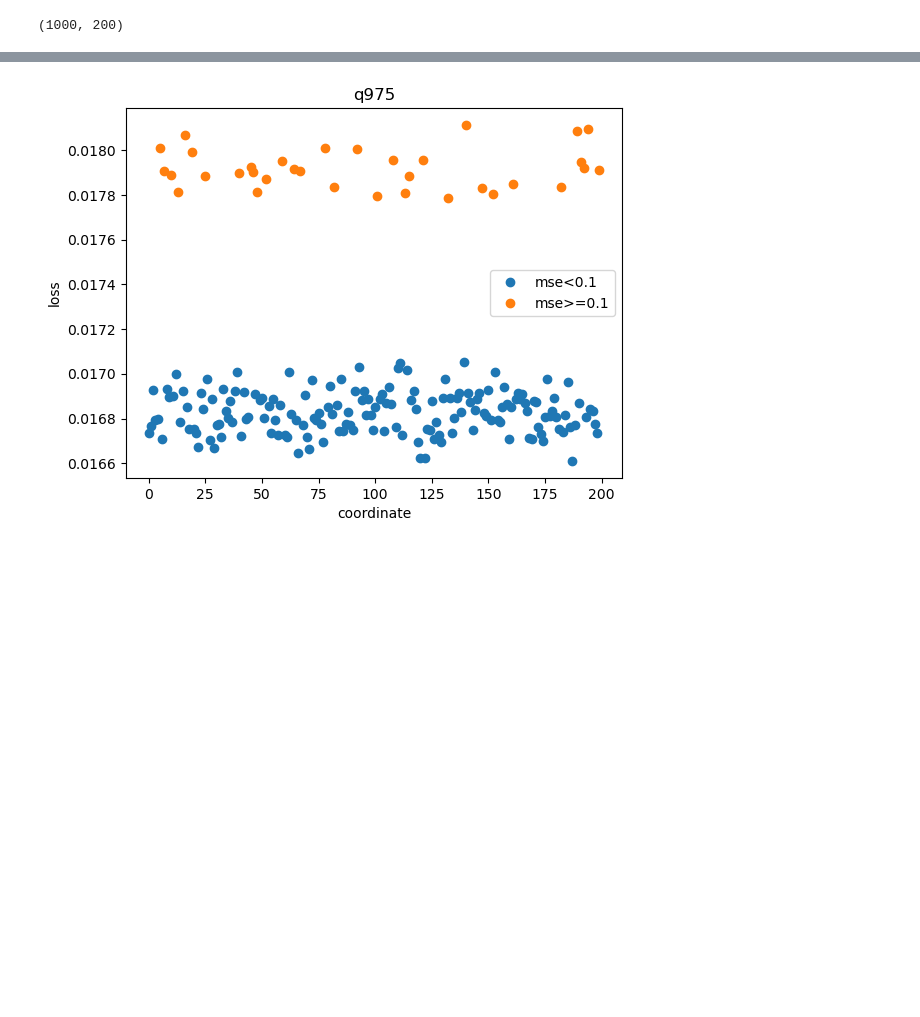
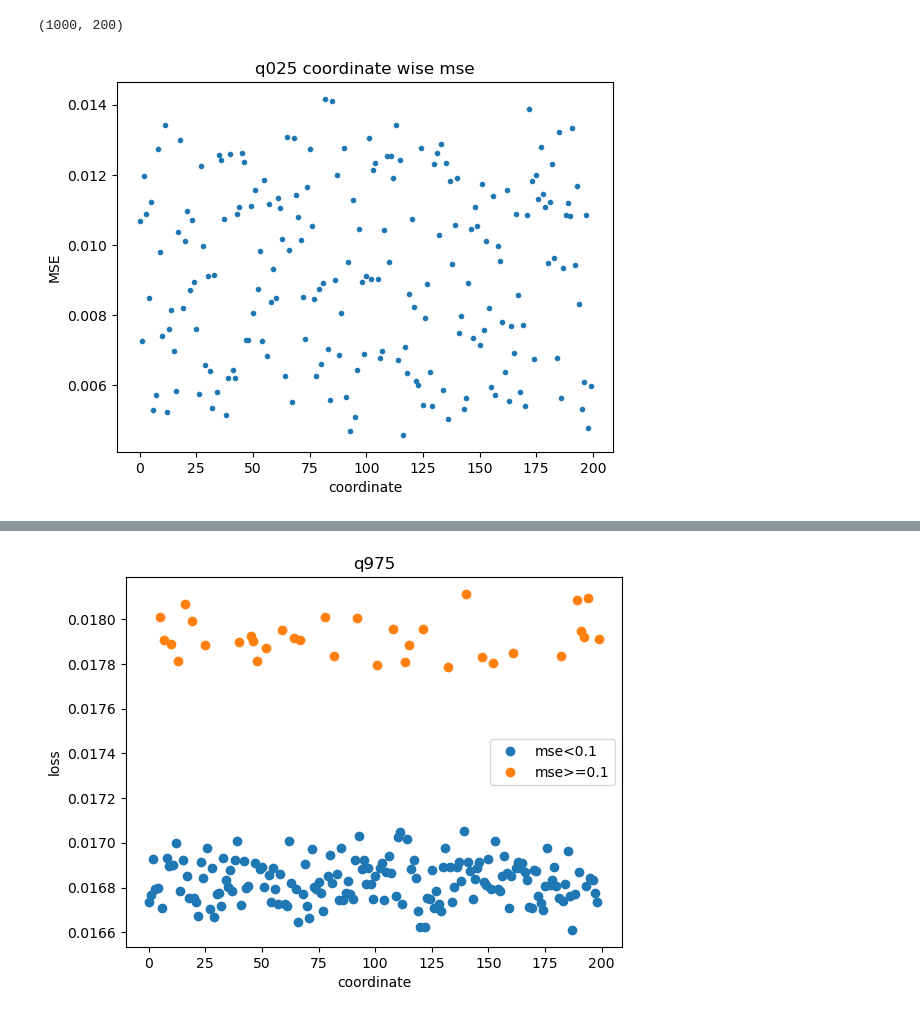
Before and after one commit to glory-99/simulation-based-inference, a Jupyter notebook: res_analysis_x15.ipynb, the cells around one changed output, grey strips where cells are left out. Saved outputs shown, nothing was run; the diff lists cells and outputs as text; code cells hidden in the pictures; blank space fills up the shorter version.

```diff
--- a/res_analysis_x15.ipynb
+++ b/res_analysis_x15.ipynb
@@ -471,0 +528,8 @@ mse_q025 = np.mean((pred_q025 - true_q025)**2, 0)
+# %%
+plt.plot(mse_q025,'.')
+plt.xlabel('coordinate')
+plt.ylabel('MSE')
+plt.title('q025 coordinate wise mse')
+plt.show()
+# %% [output]
+[figure, added]
```
Also changed, not shown: parts of 18 cells of this notebook, 1 other file.
